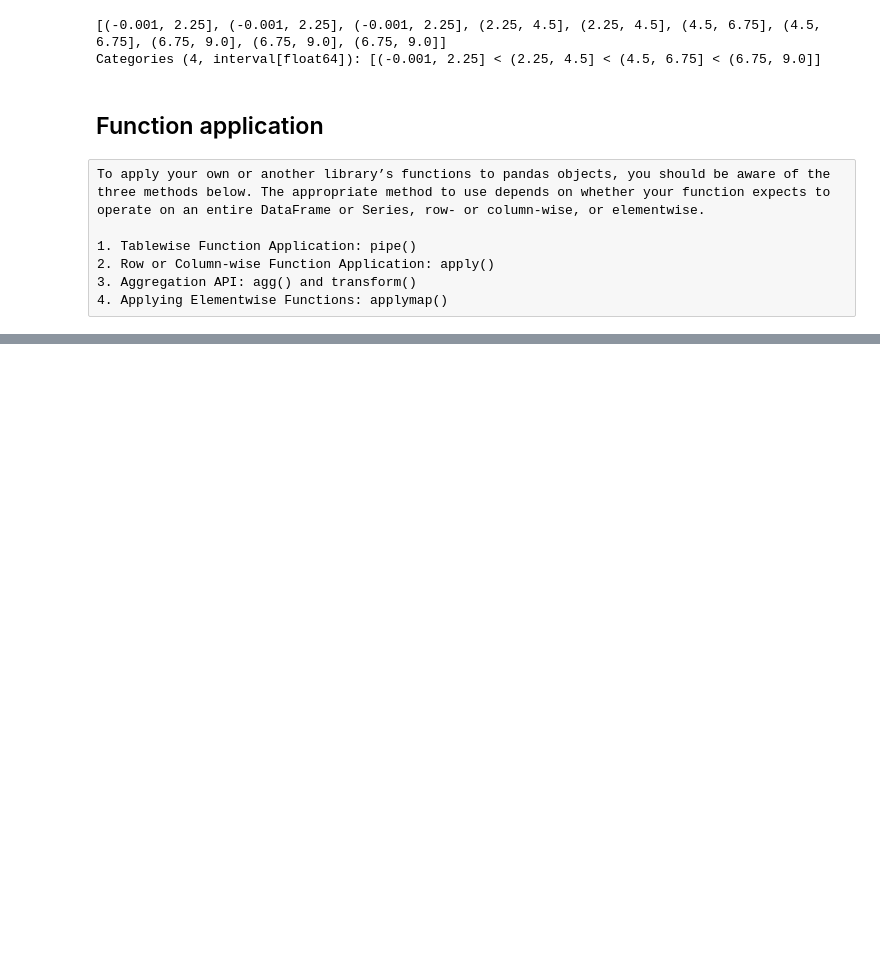
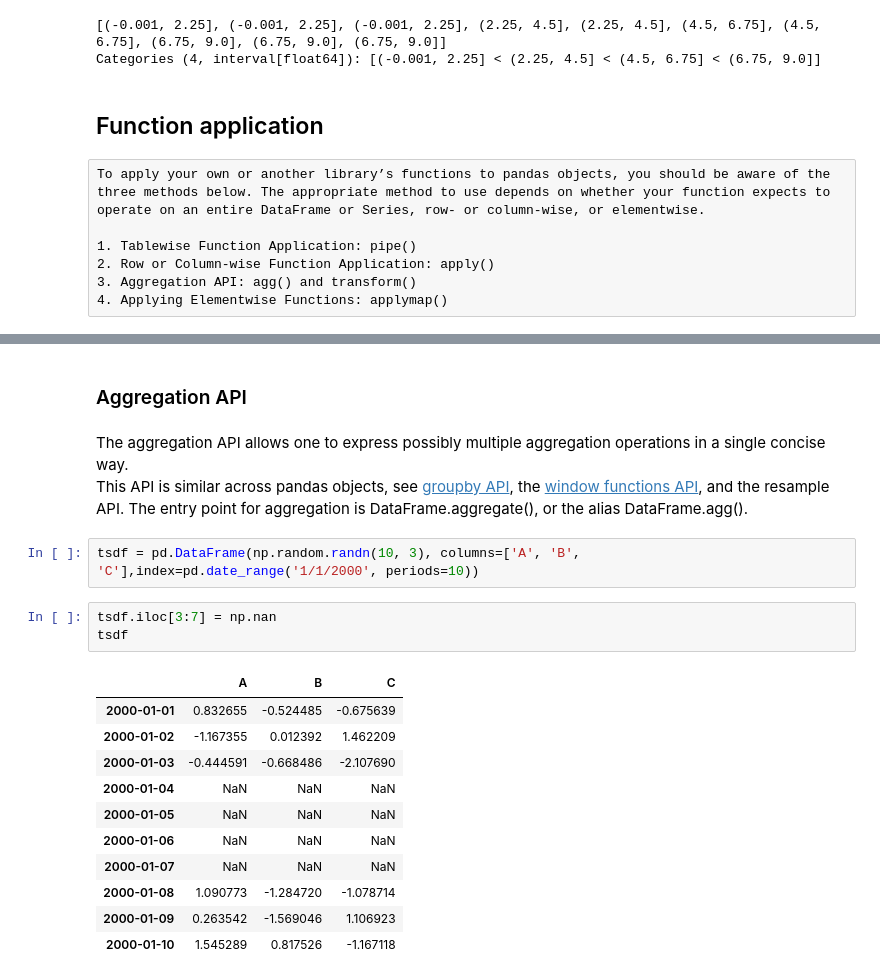
Before and after one commit to sushtend/100-days-of-ml-code, a Jupyter notebook: code/ml/pandas/Essential basic functionality.ipynb, the cells around one changed output, grey strips where cells are left out. Saved outputs shown, nothing was run; the diff lists cells and outputs as text; blank space fills up the shorter version.

```diff
--- a/code/ml/pandas/Essential basic functionality.ipynb
+++ b/code/ml/pandas/Essential basic functionality.ipynb
@@ -598,0 +802,23 @@ To apply your own or another library’s functions to pandas objects, you should
+# %% [markdown]
+### Aggregation API
+# %% [markdown]
+The aggregation API allows one to express possibly multiple aggregation operations in a single concise way.
+<br>
+This API is similar across pandas objects, see [groupby API](https://pandas.pydata.org/pandas-docs/stable/user_guide/groupby.html#groupby-aggregate), the [window functions API](https://pandas.pydata.org/pandas-docs/stable/user_guide/computation.html#stats-aggregate), and the resample API. The entry point for aggregation is DataFrame.aggregate(), or the alias DataFrame.agg().
+# %%
+tsdf = pd.DataFrame(np.random.randn(10, 3), columns=['A', 'B', 'C'],index=pd.date_range('1/1/2000', periods=10))
+# %%
+tsdf.iloc[3:7] = np.nan
+tsdf
+# %% [output]
+|  | A | B | C |
+| 2000-01-01 | 0.832655 | -0.524485 | -0.675639 |
+| 2000-01-02 | -1.167355 | 0.012392 | 1.462209 |
+| 2000-01-03 | -0.444591 | -0.668486 | -2.107690 |
+| 2000-01-04 | NaN | NaN | NaN |
+| 2000-01-05 | NaN | NaN | NaN |
+| 2000-01-06 | NaN | NaN | NaN |
+| 2000-01-07 | NaN | NaN | NaN |
+| 2000-01-08 | 1.090773 | -1.284720 | -1.078714 |
+| 2000-01-09 | 0.263542 | -1.569046 | 1.106923 |
+| 2000-01-10 | 1.545289 | 0.817526 | -1.167118 |
```
Also changed, not shown: parts of 50 cells of this notebook.
